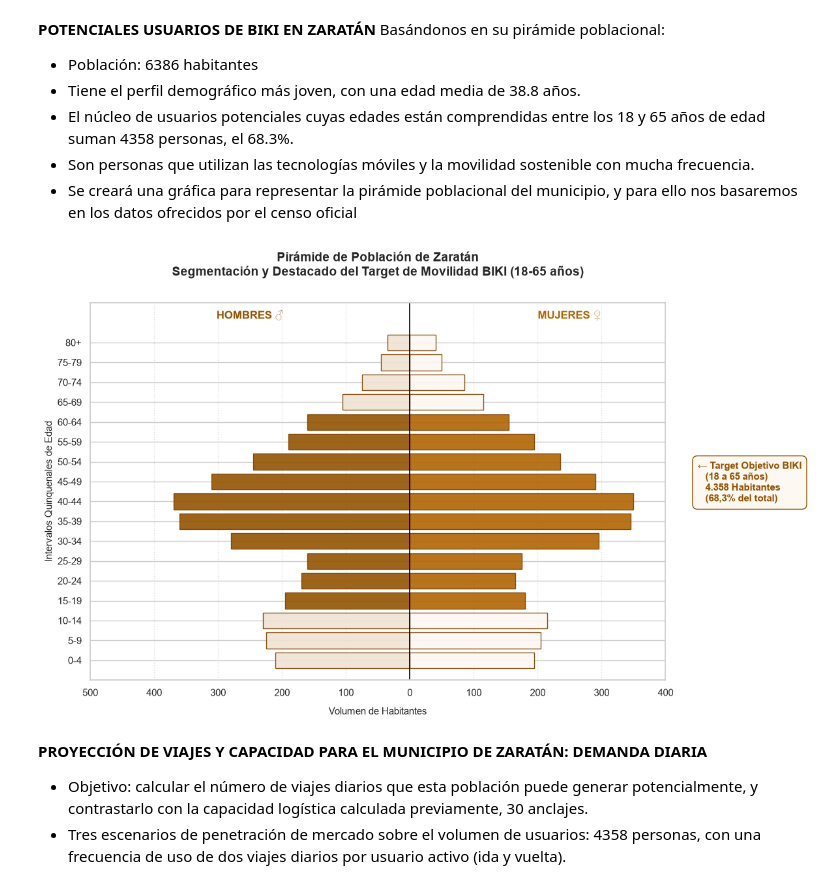
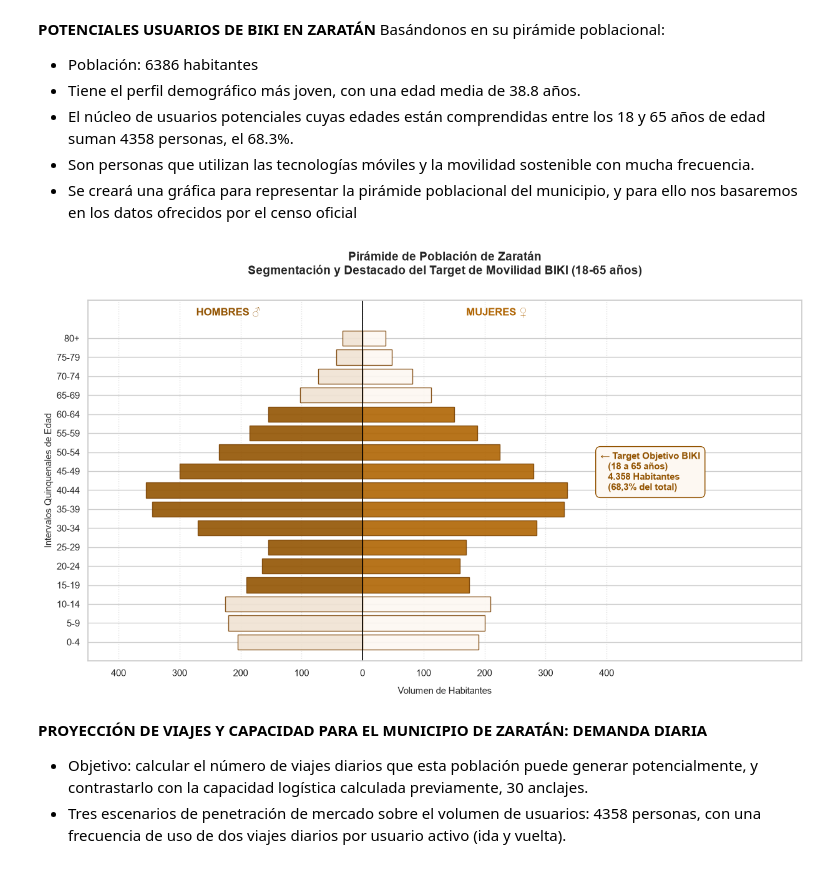
Before and after one commit to adrianamorchons/estudio_bicicletas_biki_valladolid, a Jupyter notebook: analisis_servicio_biki_valladolid.ipynb, the cells around one changed output. Saved outputs shown, nothing was run; the diff lists cells and outputs as text; code cells hidden in the pictures.

```diff
--- a/analisis_servicio_biki_valladolid.ipynb
+++ b/analisis_servicio_biki_valladolid.ipynb
@@ -2673,60 +2349,63 @@ Basándonos en su pirámide poblacional:
 import matplotlib.pyplot as plt
 import numpy as np
 
-#Datos demográficos representativos de Zaratán basados en el censo oficial
+# Datos demográficos de Zaratán (Total: 6.386 hab. | Tramo 15-64: 4.358 hab. -> 68,3%)
 rangos_edad = [
     '0-4', '5-9', '10-14', '15-19', '20-24', '25-29', '30-34', '35-39',
     '40-44', '45-49', '50-54', '55-59', '60-64', '65-69', '70-74', '75-79', '80+'
 ]
 
-hombres = np.array([210, 225, 230, 195, 170, 160, 280, 360, 370, 310, 245, 190, 160, 105, 75, 45, 35])
-mujeres = np.array([195, 205, 215, 180, 165, 175, 295, 345, 350, 290, 235, 195, 155, 115, 85, 50, 40])
+hombres = np.array([205, 220, 225, 190, 165, 155, 270, 345, 355, 300, 235, 185, 155, 102, 73, 43, 33])
+mujeres = np.array([190, 200, 210, 175, 160, 170, 285, 330, 335, 280, 225, 188, 150, 112, 82, 48, 38])
 
-
-plt.figure(figsize=(12, 7.5))
+plt.figure(figsize=(12.5, 7.5))
 color_target_h = '#935402'  # Marrón corporativo BIKI para hombres activos
 color_target_m = '#b06503'  # Variación armónica para mujeres activas
 color_neutro_h = '#f0e3d3'  # Tono crema suave para hombres fuera de rango
 color_neutro_m = '#fdf8f2'  # Tono crema muy claro para mujeres fuera de rango
 
-#Asignación dinámica de colores según el rango de edad (Destacando 18-65 años)
+# Asignación dinámica de colores según el rango de edad (Destacando 18-65 años)
 colores_hombres = []
 colores_mujeres = []
 
 for rango in rangos_edad:
     if rango in ['0-4', '5-9', '10-14', '65-69', '70-74', '75-79', '80+']:
         colores_hombres.append(color_neutro_h)
         colores_mujeres.append(color_neutro_m)
     else:
         colores_hombres.append(color_target_h)
         colores_mujeres.append(color_target_m)
 
-#Dibujar las barras de la pirámide (Hombres a la izquierda con valores negativos)
+# Dibujar las barras de la pirámide (Hombres a la izquierda con valores negativos)
 plt.barh(rangos_edad, -hombres, color=colores_hombres, edgecolor='#7a4101', alpha=0.9)
 plt.barh(rangos_edad, mujeres, color=colores_mujeres, edgecolor='#7a4101', alpha=0.9)
 
-locs, labels = plt.xticks()
-plt.xticks(locs, [str(abs(int(l))) for l in locs])
-plt.text(-250, 17.2, 'HOMBRES ♂', fontsize=12, fontweight='bold', color='#935402', ha='center')
-plt.text(250, 17.2, 'MUJERES ♀', fontsize=12, fontweight='bold', color='#b06503', ha='center')
+# Ampliar margen derecho para evitar que el cuadro de texto tape las barras centrales
+plt.xlim(-450, 720)
+xticks = np.arange(-400, 500, 100)
+plt.xticks(xticks, [str(abs(int(x))) for x in xticks])
+
+plt.text(-220, 17.2, 'HOMBRES ♂', fontsize=12, fontweight='bold', color='#935402', ha='center')
+plt.text(220, 17.2, 'MUJERES ♀', fontsize=12, fontweight='bold', color='#b06503', ha='center')
 
 plt.title('Pirámide de Población de Zaratán\nSegmentación y Destacado del Target de Movilidad BIKI (18-65 años)',
           fontsize=14, fontweight='bold', pad=30)
 plt.xlabel('Volumen de Habitantes', fontsize=11, labelpad=10)
 plt.ylabel('Intervalos Quinquenales de Edad', fontsize=11)
 
 plt.axvline(x=0, color='black', linewidth=1.2, linestyle='-')
 plt.grid(axis='x', linestyle=':', alpha=0.6)
 
-
-plt.text(450, 8, '← Target Objetivo BIKI\n   (18 a 65 años)\n   4.358 Habitantes\n   (68,3% del total)',
-         fontsize=11, color='#935402', fontweight='bold', bbox=dict(facecolor='#fdf8f2', edgecolor='#935402', boxstyle='round,pad=0.5'))
+# Cuadro de texto situado en el margen derecho libre sin tapar ninguna barra
+plt.text(390, 8, '← Target Objetivo BIKI\n   (18 a 65 años)\n   4.358 Habitantes\n   (68,3% del total)',
+         fontsize=11, color='#935402', fontweight='bold',
+         bbox=dict(facecolor='#fdf8f2', edgecolor='#935402', boxstyle='round,pad=0.5'))
 
 plt.ylim(-1, 18)
 plt.tight_layout()
 plt.show()
 # %% [output]
-[figure, old version]
+[figure, new version]
 # %% [markdown]
 **PROYECCIÓN DE VIAJES Y CAPACIDAD PARA EL MUNICIPIO DE ZARATÁN: DEMANDA DIARIA**
 - Objetivo: calcular el número de viajes diarios que esta población puede generar potencialmente, y contrastarlo con la capacidad logística calculada previamente, 30 anclajes.
```
Also changed, not shown: parts of 56 cells of this notebook.
